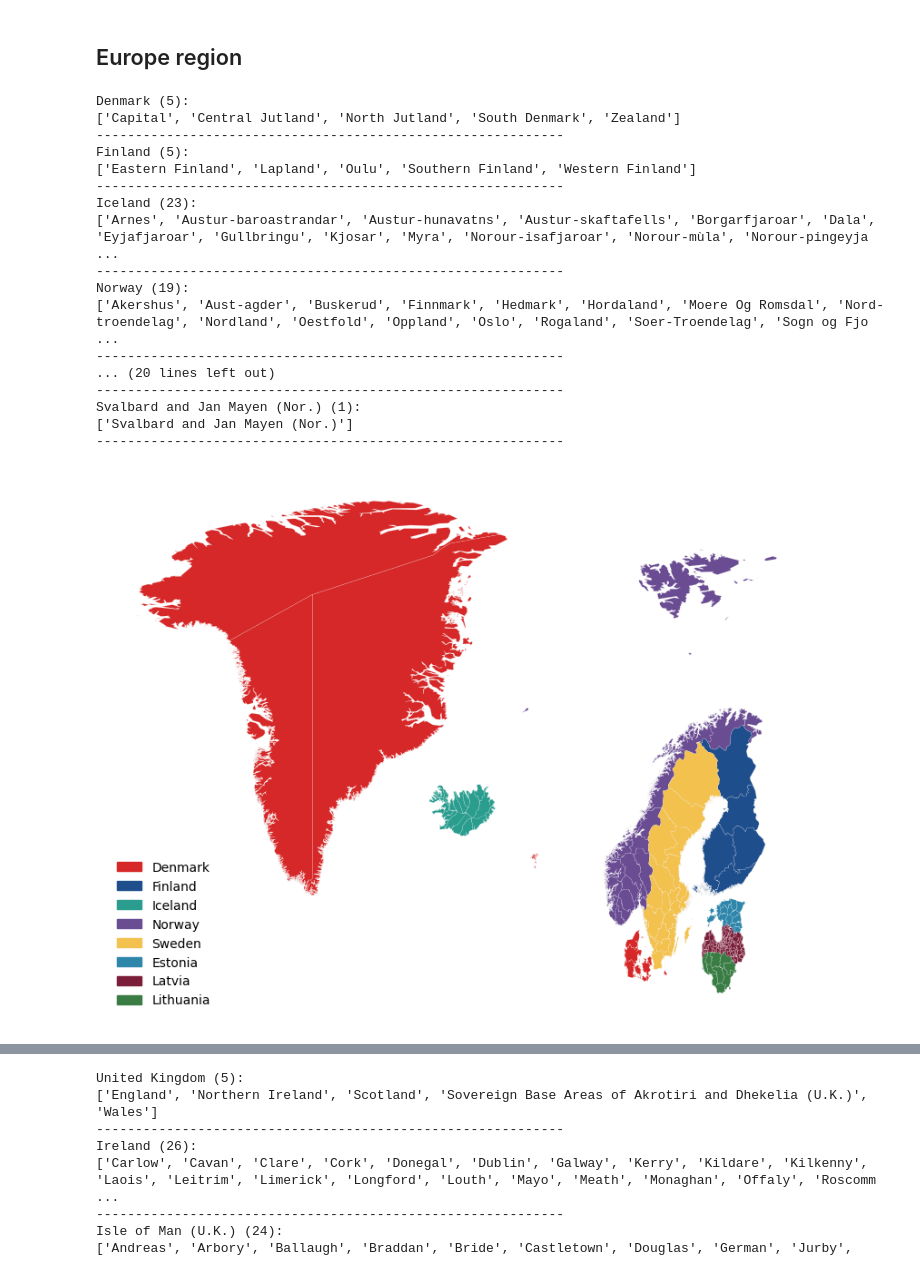
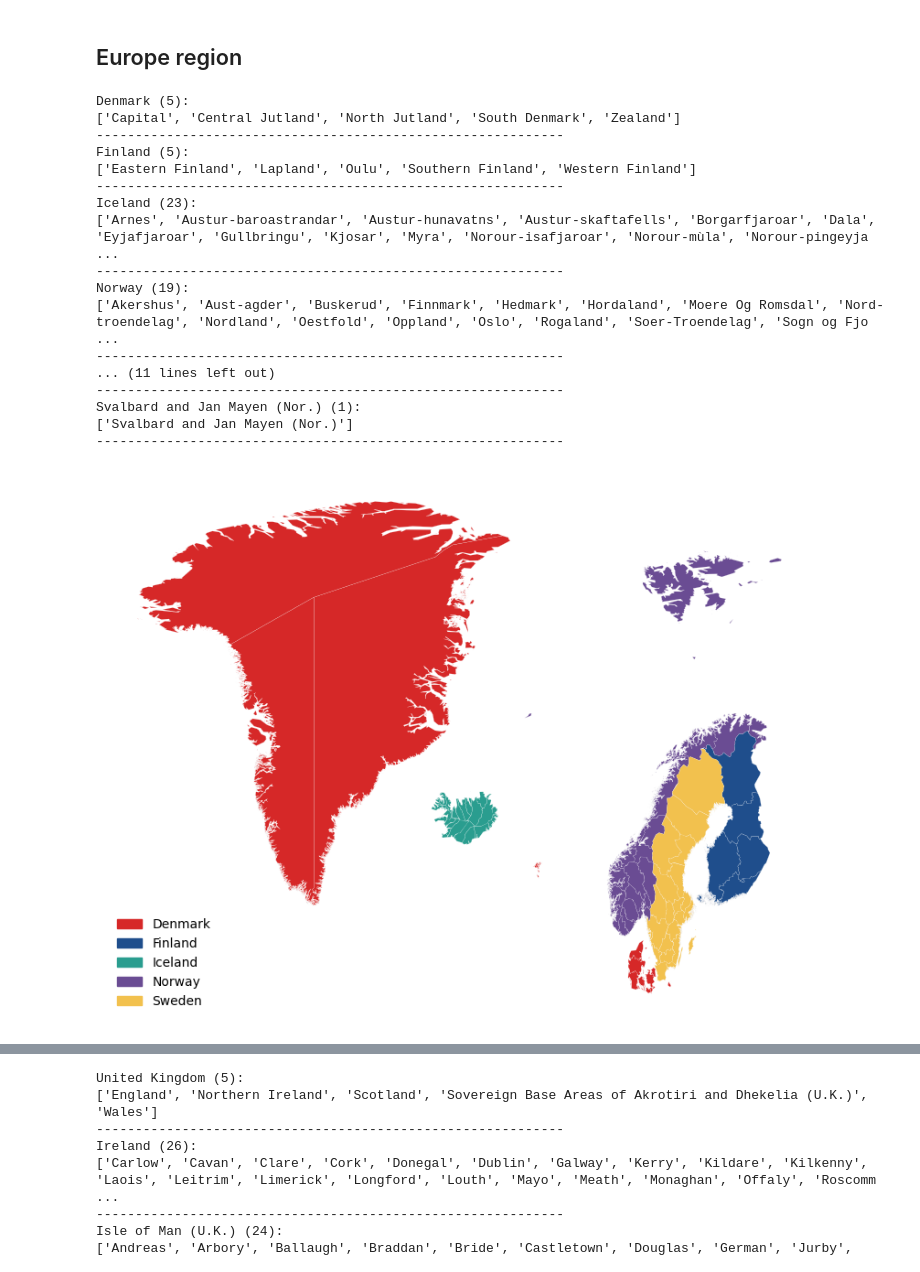
Before and after one commit to H2RES-model/H2RES-World, a Jupyter notebook: Notebooks/L2_SubCountryRegions.ipynb, the cells around one changed output, grey strips where cells are left out. Drawn from its saved outputs; the diff is of its cells as text; code cells hidden in the pictures.

```diff
--- a/Notebooks/L2_SubCountryRegions.ipynb
+++ b/Notebooks/L2_SubCountryRegions.ipynb
@@ -531,17 +531,16 @@ plt.show()
 # %% [markdown]
 ## Europe region
 # %%
-NORDICS_BALTICS = [
+NORDICS = [
     "Denmark","Finland","Iceland","Norway","Sweden",
-    "Estonia","Latvia","Lithuania",
     "Aaland (Fin.)","Faroe Islands (Den.)","Greenland (Den.)",
     "Svalbard and Jan Mayen (Nor.)"
 ]
 
-nb_gdf = gdf[gdf["NAM_0"].isin(NORDICS_BALTICS)].copy()
+nordic_gdf = gdf[gdf["NAM_0"].isin(NORDICS)].copy()
 
-for country in NORDICS_BALTICS:
-    names = sorted(nb_gdf[nb_gdf["NAM_0"] == country]["NAM_1"].dropna().unique())
+for country in NORDICS:
+    names = sorted(nordic_gdf[nordic_gdf["NAM_0"] == country]["NAM_1"].dropna().unique())
     print(f"{country} ({len(names)}):")
     print(names)
     print("-" * 60)
@@ -558,74 +557,66 @@ Iceland (23):
 Norway (19):
 ['Akershus', 'Aust-agder', 'Buskerud', 'Finnmark', 'Hedmark', 'Hordaland', 'Moere Og Romsdal', 'Nord-troendelag', 'Nordland', 'Oestfold', 'Oppland', 'Oslo', 'Rogaland', 'Soer-Troendelag', 'Sogn og Fjo ...
 ------------------------------------------------------------
-... (20 lines left out)
+... (11 lines left out)
 ------------------------------------------------------------
 Svalbard and Jan Mayen (Nor.) (1):
 ['Svalbard and Jan Mayen (Nor.)']
 ------------------------------------------------------------
 # %%
-# --- NORDICS BALTICS ADM1 ---
-NORDICS_BALTICS = [
+# --- NORDICS ADM1 ---
+NORDICS = [
     "Denmark","Finland","Iceland","Norway","Sweden",
-    "Estonia","Latvia","Lithuania",
     "Aaland (Fin.)","Faroe Islands (Den.)","Greenland (Den.)",
     "Svalbard and Jan Mayen (Nor.)"
 ]
 
-NB_REGIONS = {
+NORDICS_REGIONS = {
     "Denmark": ["Denmark", "Faroe Islands (Den.)", "Greenland (Den.)"],
     "Finland": ["Finland", "Aaland (Fin.)"],
     "Iceland": ["Iceland"],
     "Norway": ["Norway", "Svalbard and Jan Mayen (Nor.)"],
-    "Sweden": ["Sweden"],
-    "Estonia": ["Estonia"],
-    "Latvia": ["Latvia"],
-    "Lithuania": ["Lithuania"]
+    "Sweden": ["Sweden"]
 }
 
 colors = {
     "Denmark": "#D62828",
     "Finland": "#1F4E8C",
     "Iceland": "#2A9D8F",
     "Norway": "#6A4C93",
-    "Sweden": "#F2C14E",
-    "Estonia": "#2E86AB",
-    "Latvia": "#7A1E3A",
-    "Lithuania": "#3A7D44"
+    "Sweden": "#F2C14E"
 }
 
+# --- ASSIGN ---
+nordic_gdf = gdf[gdf["NAM_0"].isin(NORDICS)].copy()
+nordic_gdf["L2_Region"] = None
 
-# --- ASSIGN ---
-nb_gdf = gdf[gdf["NAM_0"].isin(NORDICS_BALTICS)].copy()
-nb_gdf["L2_Region"] = None
-
-for region, countries in NB_REGIONS.items():
-    nb_gdf.loc[nb_gdf["NAM_0"].isin(countries), "L2_Region"] = region
+for region, countries in NORDICS_REGIONS.items():
+    nordic_gdf.loc[nordic_gdf["NAM_0"].isin(countries), "L2_Region"] = region
 
 # --- SIMPLIFY ---
-nb_plot = nb_gdf.copy()
-nb_plot["geometry"] = nb_plot["geometry"].simplify(0.05, preserve_topology=True)
+nordic_plot = nordic_gdf.copy()
+nordic_plot["geometry"] = nordic_plot["geometry"].simplify(0.05, preserve_topology=True)
 
 # --- PLOT ---
 fig, ax = plt.subplots(1, 1, figsize=(10, 8))
-nb_plot.plot(
+nordic_plot.plot(
     ax=ax,
-    color=nb_plot["L2_Region"].map(colors),
+    color=nordic_plot["L2_Region"].map(colors),
     linewidth=0.1,
     edgecolor="white"
 )
 
 legend_handles = [mpatches.Patch(color=colors[k], label=k) for k in colors]
 ax.legend(handles=legend_handles, loc="lower left", frameon=False)
 ax.set_axis_off()
 
 # --- SAVE ---
 base_dir = Path.cwd().parents[0]
 out_dir = base_dir / "Maps" / "Layer2" / "Europe"
 out_dir.mkdir(parents=True, exist_ok=True)
-out_path = out_dir / "L2_Europe_NordicsBaltics.pdf"
+out_path = out_dir / "L2_Europe_Nordics.pdf"
 fig.savefig(out_path, dpi=100, bbox_inches="tight")
 
 plt.show()
 # %% [output]
-[figure, old version]
+[figure, new version]
```
Also changed, not shown: parts of 16 cells of this notebook, 16 other files.
